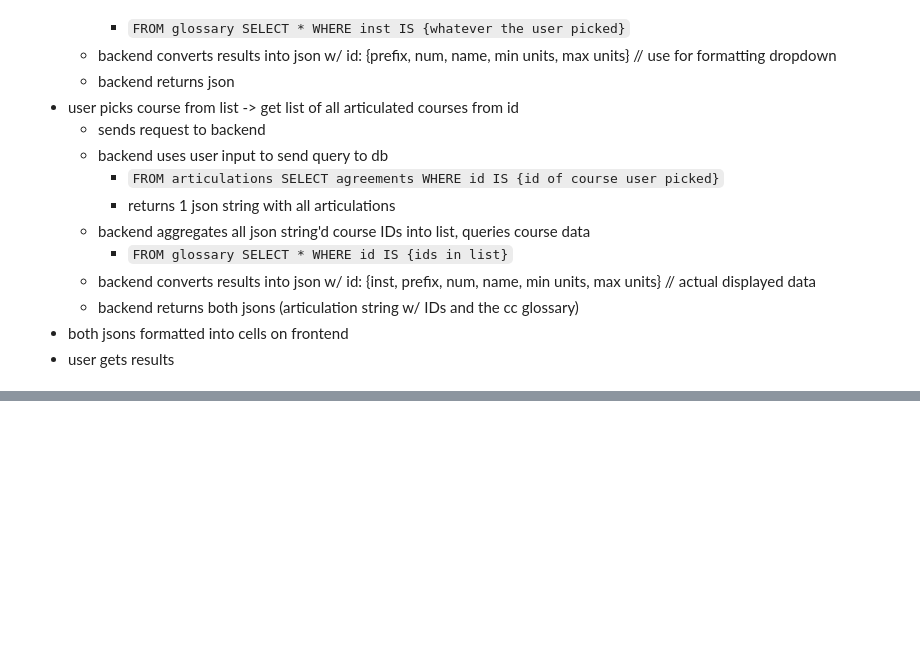
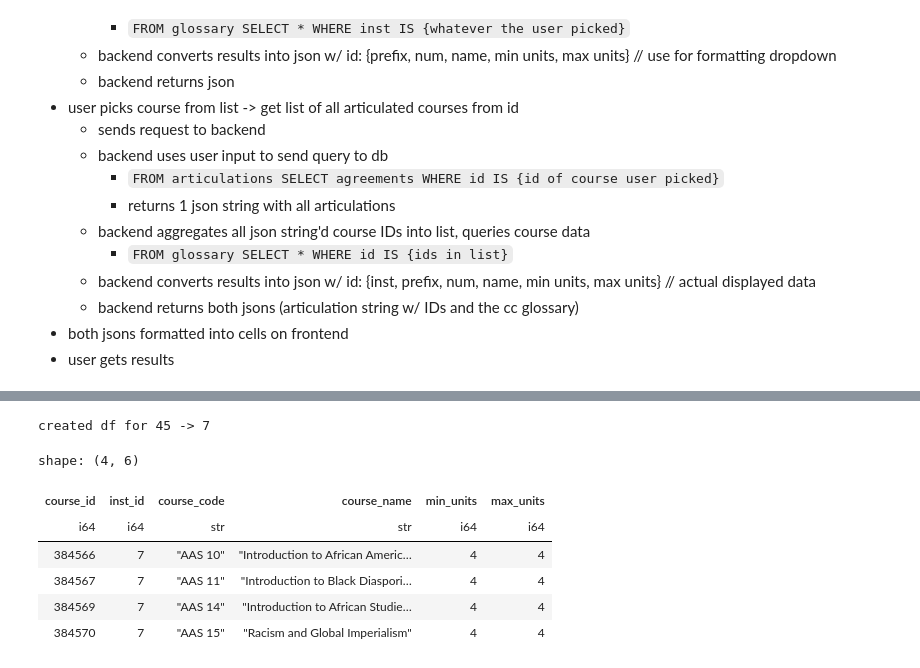
Before and after one commit to akash-pandit/CACourses, a Jupyter notebook: test.ipynb, the cells around one changed output, grey strips where cells are left out. Cells and saved outputs as stored; diff of their text form; code cells hidden in the pictures; blank space fills up the shorter version.

```diff
--- a/test.ipynb
+++ b/test.ipynb
@@ -92,22 +90,33 @@ def update_courses(courselist: list[dict], glossary: dict, inst: str) -> None:
         course_id: int = course["courseIdentifierParentId"]
 
         if course_id not in glossary:
+
+            if not all((course["prefix"],
+                        course["courseNumber"],
+                        course["courseTitle"],
+                        course["minUnits"],
+                        course["maxUnits"])):
+                continue
+
             glossary[course_id] = {
-            "id": course_id,
-            "inst": inst,
-            "course_code": course["prefix"] + " " + course["courseNumber"],
-            "course_name": course["courseTitle"],
-            "min_units": course["minUnits"],
-            "max_units": course["maxUnits"]
-        }
+                "course_id": int(course_id),
+                "inst_id": int(inst),
+                "course_code": course["prefix"] + " " + course["courseNumber"],
+                "course_name": course["courseTitle"],
+                "min_units": int(course["minUnits"]),
+                "max_units": int(course["maxUnits"])
+            }
 
-def create_course_glossary(articulations: list[dict], cc: int, uni: int) -> dict[dict]:
+def create_course_glossary(cc: int, uni: int) -> pl.DataFrame:
     # create output glossary
     course_glossary = dict()
+    articulations = get_query(cc_id=cc, uni_id=uni)
 
     # populate query
     for dept in articulations:
-        for articulation in dept["articulations"]:
+        articulationList = dept["articulations"] if "articulations" in dept else [dept["articulation"]]
+            # for articulation in dept["articulations"]:
+        for articulation in articulationList:
 
             # handle university courses
             uni_courses: list[dict] = [articulation["course"]] if "course" in articulation else articulation["series"]["courses"]
@@ -119,4 +128,7 @@ def create_course_glossary(articulations: list[dict], cc: int, uni: int) -> dict
                 for agreement in agreements["items"]:
                     update_courses(courselist=agreement["items"], glossary=course_glossary, inst=cc)
 
-    return course_glossary
+        print("created df for", cc, "->", uni)
+        return pl.DataFrame(pd.DataFrame(course_glossary.values(), index=course_glossary.keys()))
+    # except TypeError as err:
+    #     print(f"TYPEERROR (cc={cc}, uni={uni}):", err)
@@ -199,0 +218,11 @@ with open("./data/ucla_lacc_allmajors.json", "w") as fp:
+# %%
+create_course_glossary(cc=45, uni=7)
+# %% [output]
+created df for 45 -> 7
+shape: (4, 6)
+| course_id | inst_id | course_code | course_name | min_units | max_units |
+| i64 | i64 | str | str | i64 | i64 |
+| 384566 | 7 | "AAS 10" | "Introduction to African Americ… | 4 | 4 |
+| 384567 | 7 | "AAS 11" | "Introduction to Black Diaspori… | 4 | 4 |
+| 384569 | 7 | "AAS 14" | "Introduction to African Studie… | 4 | 4 |
+| 384570 | 7 | "AAS 15" | "Racism and Global Imperialism" | 4 | 4 |
```
Also changed, not shown: parts of 13 cells of this notebook.
